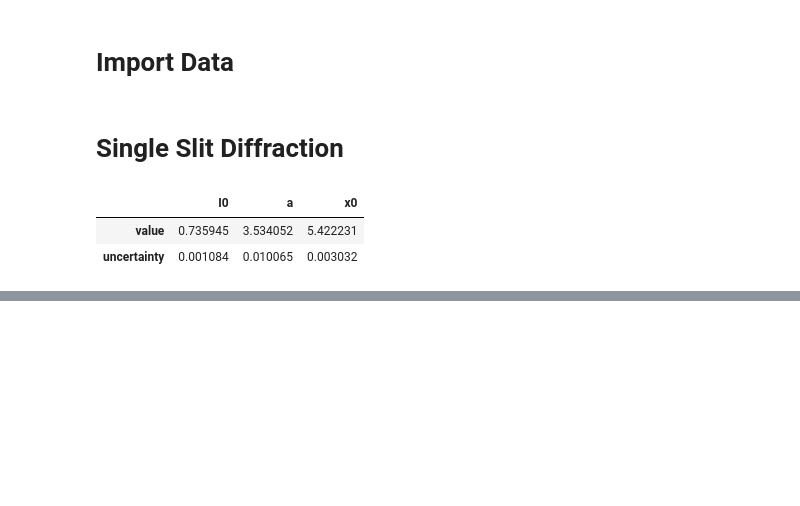
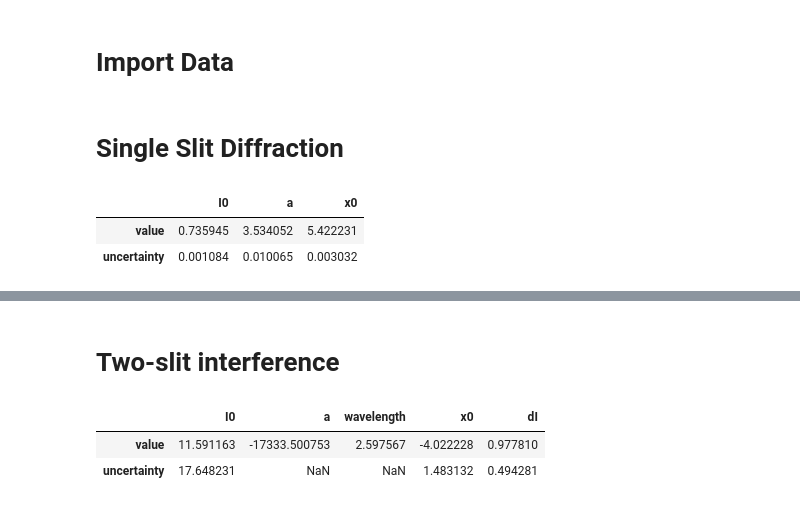
Before and after one commit to Caleb-Flegel/HospitalSim---Code-Example, a Jupyter notebook: Two_Slit_Bright_Light.ipynb, the cells around one changed output, grey strips where cells are left out. Drawn from its saved outputs; the diff is of its cells as text; code cells hidden in the pictures; blank space fills up the shorter version.

```diff
--- a/Two_Slit_Bright_Light.ipynb
+++ b/Two_Slit_Bright_Light.ipynb
@@ -89,7 +97,7 @@ param, cov = curve_fit(I_ss, df_far['Location (mm)'], df_far['Photodiode Voltage
 # %%
 from whit_phys_util.pretty_fit import fitTable
-fitTable = buc.fitTable(param, cov, paramLabels=['I0', 'a', 'x0'])
-fitTable
+fitTable_far = buc.fitTable(param1,far,paramLabels=['I0', 'a', 'x0'])
+fitTable_far
 # %% [output]
 |  | I0 | a | x0 |
 | value | 0.735945 | 3.534052 | 5.422231 |
@@ -99,0 +105,3 @@ df_far['Residual'] = df_far['Photodiode Voltage (V)'] - df_far['Best fit']
+# %%
+fitTable_near = buc.fitTable(param2, near, paramLabels=['I0','a','x0'])
+fitTable_near
@@ -114,0 +149,2 @@ ax_ss.plot(df_far['Location (mm)'], df_far["Best fit"]);
+# %% [markdown]
+# Two-slit interference
@@ -114,0 +159,7 @@ ax_ss.plot(df_far['Location (mm)'], df_far["Best fit"]);
+# %%
+fitTable_both = buc.fitTable(param3,both,paramLabels=['I0', 'a', 'wavelength', 'x0', 'dI'])
+fitTable_both
+# %% [output]
+|  | I0 | a | wavelength | x0 | dI |
+| value | 11.591163 | -17333.500753 | 2.597567 | -4.022228 | 0.977810 |
+| uncertainty | 17.648231 | NaN | NaN | 1.483132 | 0.494281 |
```
Also changed, not shown: parts of 17 cells of this notebook.
